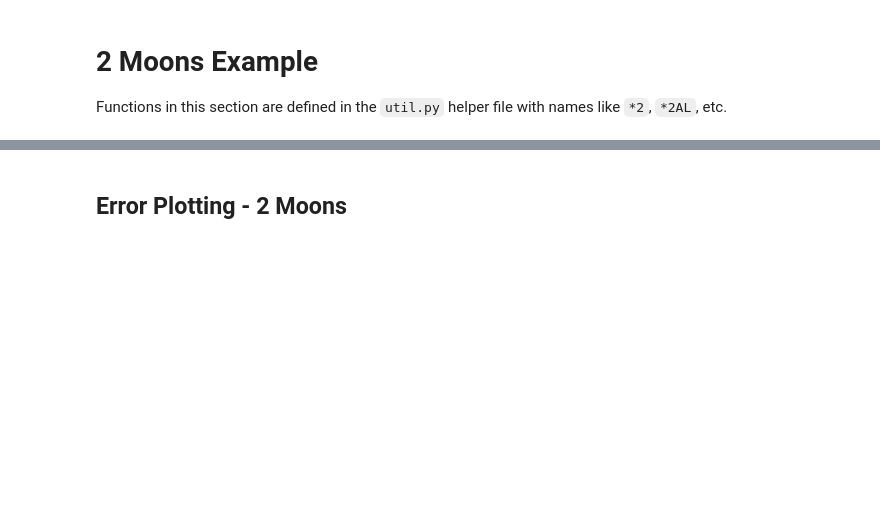
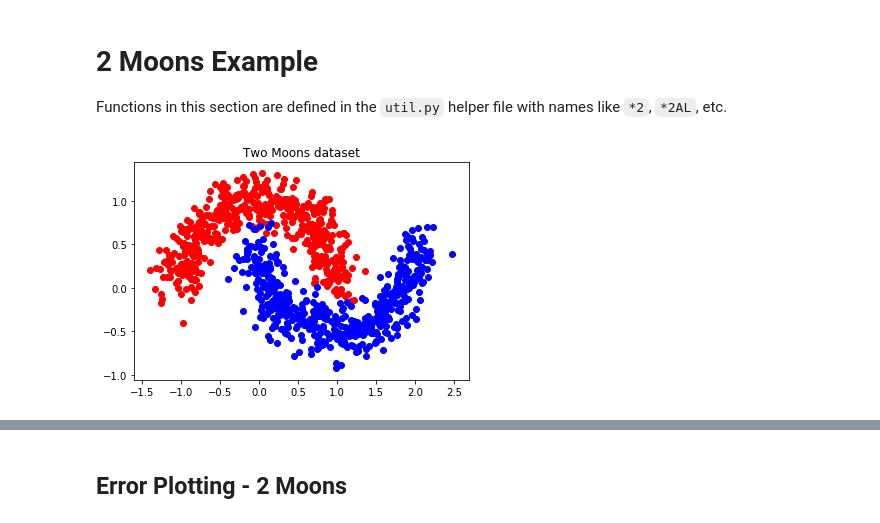
Before and after one commit to millerk22/AL_code, a Jupyter notebook: AL-EEM.ipynb, the cells around one changed output, grey strips where cells are left out. Saved outputs shown, nothing was run; the diff lists cells and outputs as text; code cells hidden in the pictures; blank space fills up the shorter version.

```diff
--- a/AL-EEM.ipynb
+++ b/AL-EEM.ipynb
@@ -154,33 +151,35 @@ plt.title('Two Moons dataset')
 plt.show()
 
 
 
 # Define the labeled and unlabed indices
 sup_percent = 0.1
 indices = np.array(list(range(N)))
 labeled_orig = set()
 fid_orig = {}
 gt_flipped = {}
 for i in [-1,1]:
     i_mask = indices[ground_truth ==i]
     gt_flipped[i] = i_mask
     np.random.shuffle(i_mask)
     n_i = len(i_mask)
     fid_orig[i] = list(i_mask[:int(sup_percent*n_i)])
     labeled_orig = labeled_orig.union(set(fid_orig[i]))
 unlabeled_orig = sorted(list(set(indices) - labeled_orig))
 labeled_orig = sorted(list(labeled_orig))
 
 
 # Graph Generation and Eigen-Calculation
 W = make_sim_graph(X)
 w,v = get_eig_Lnorm(W)
 
 
 # Model Setup
 tau, alpha, gamma = 0.001, 1.0, 0.0001
 gamma2 = gamma**2.
 verbose = True     # set to True if want to see visual of which points chosen
-num_iters = 20
+num_iters = 5
+# %% [output]
+[figure, added]
 # %%
 # Active Learning Choices -- EEM
```
Also changed, not shown: parts of 30 cells of this notebook, 1 other file.
